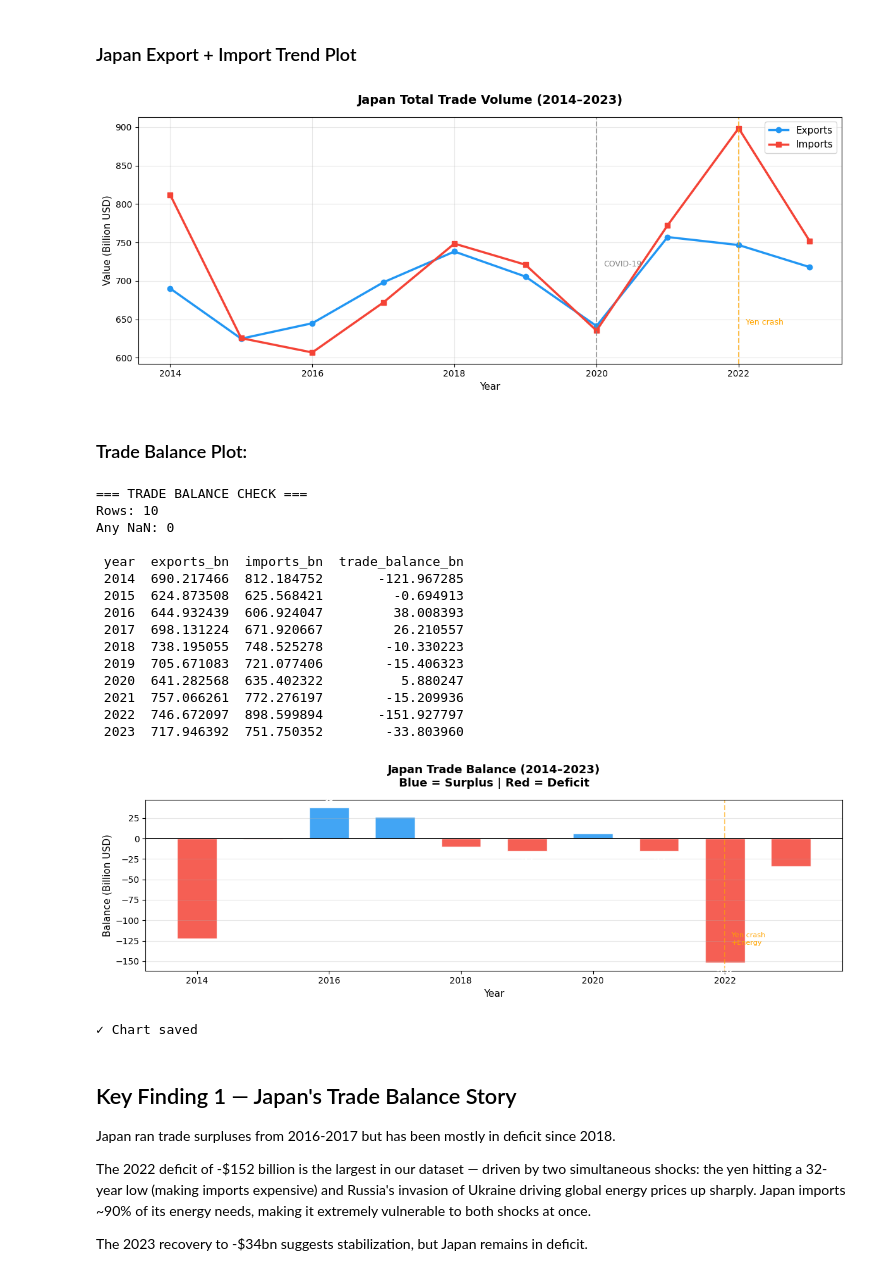
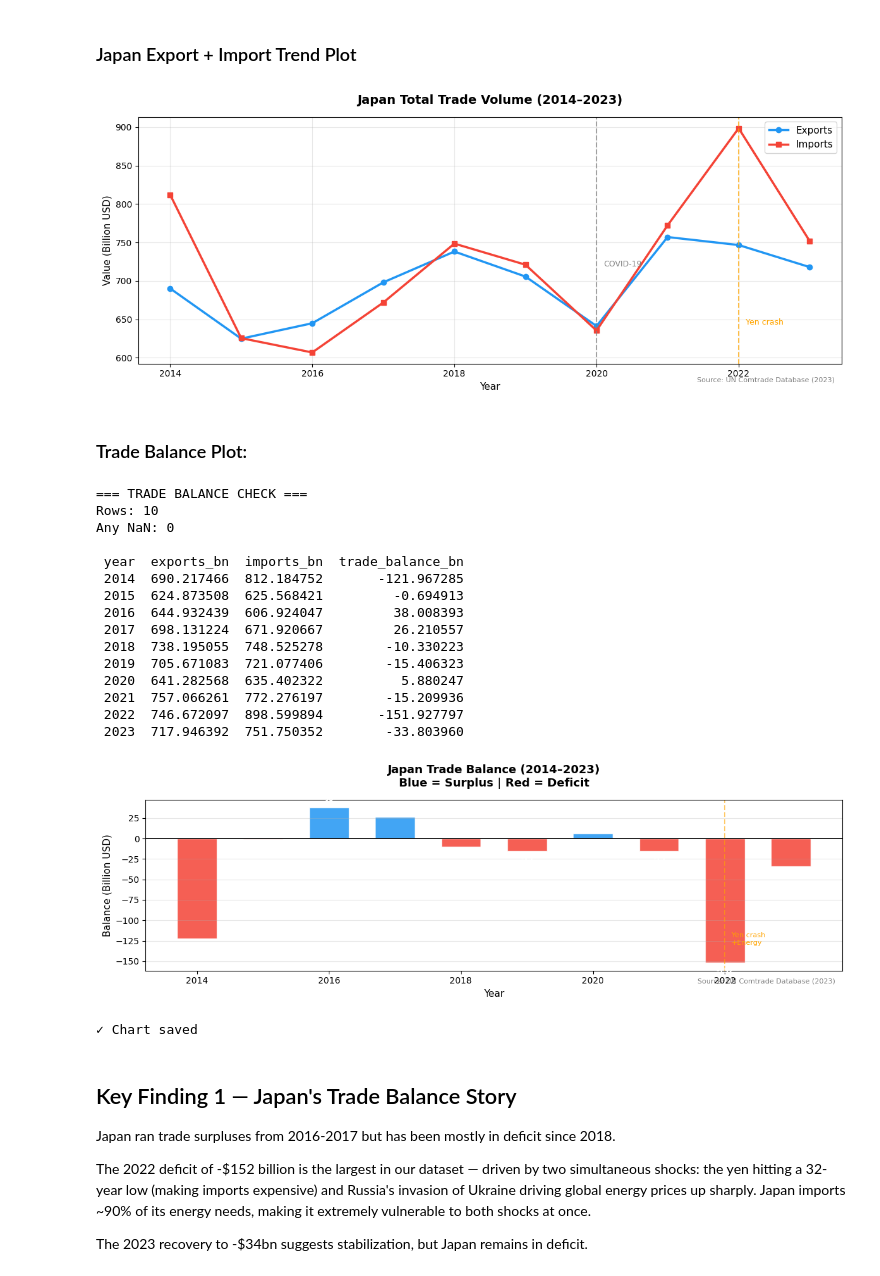
Before and after one commit to Prashant-4527/japan-trade-intelligence, a Jupyter notebook: notebooks/01_eda.ipynb, the cells around one changed output. Saved outputs shown, nothing was run; the diff lists cells and outputs as text; code cells hidden in the pictures.

```diff
--- a/notebooks/01_eda.ipynb
+++ b/notebooks/01_eda.ipynb
@@ -336,11 +336,15 @@ ax.set_xlabel("Year", fontsize=11)
 ax.set_ylabel("Value (Billion USD)", fontsize=11)
 ax.legend(fontsize=11)
 ax.grid(True, alpha=0.3)
+ax.text(0.99, -0.08, 'Source: UN Comtrade Database (2023)',
+        transform=ax.transAxes,
+        fontsize=8, color='gray',
+        ha='right', va='bottom')
 plt.tight_layout()
 plt.savefig("../reports/japan_trade_trend.png", dpi=150, bbox_inches='tight')
 plt.show()
 # %% [output]
-[figure, old version]
+[figure, new version]
 # %% [markdown]
 ### Trade Balance Plot:
 # %%
@@ -395,34 +399,38 @@ for bar, val in zip(bars, balance['trade_balance_bn']):
 
 ax.axhline(y=0, color='black', linewidth=1.2)
 ax.axvline(x=2022, color='orange', linestyle='--', alpha=0.6)
 ax.text(2022.1, -130, 'Yen crash\n+Energy', fontsize=8, color='orange')
 
 ax.set_title("Japan Trade Balance (2014–2023)\nBlue = Surplus | Red = Deficit",
              fontsize=13, fontweight='bold', pad=15)
 ax.set_xlabel("Year", fontsize=11)
 ax.set_ylabel("Balance (Billion USD)", fontsize=11)
 ax.grid(True, alpha=0.3, axis='y')
+ax.text(0.99, -0.08, 'Source: UN Comtrade Database (2023)',
+        transform=ax.transAxes,
+        fontsize=8, color='gray',
+        ha='right', va='bottom')
 plt.tight_layout()
 plt.savefig("../reports/japan_trade_balance.png", dpi=150, bbox_inches='tight')
 plt.show()
 print("✓ Chart saved")
 # %% [output]
 === TRADE BALANCE CHECK ===
 Rows: 10
 Any NaN: 0
 
  year  exports_bn  imports_bn  trade_balance_bn
  2014  690.217466  812.184752       -121.967285
  2015  624.873508  625.568421         -0.694913
  2016  644.932439  606.924047         38.008393
  2017  698.131224  671.920667         26.210557
  2018  738.195055  748.525278        -10.330223
  2019  705.671083  721.077406        -15.406323
  2020  641.282568  635.402322          5.880247
  2021  757.066261  772.276197        -15.209936
  2022  746.672097  898.599894       -151.927797
  2023  717.946392  751.750352        -33.803960
-[figure, old version]
+[figure, new version]
 ✓ Chart saved
 # %% [markdown]
 ## Key Finding 1 — Japan's Trade Balance Story
```
Also changed, not shown: parts of 9 cells of this notebook, 4 other files.
